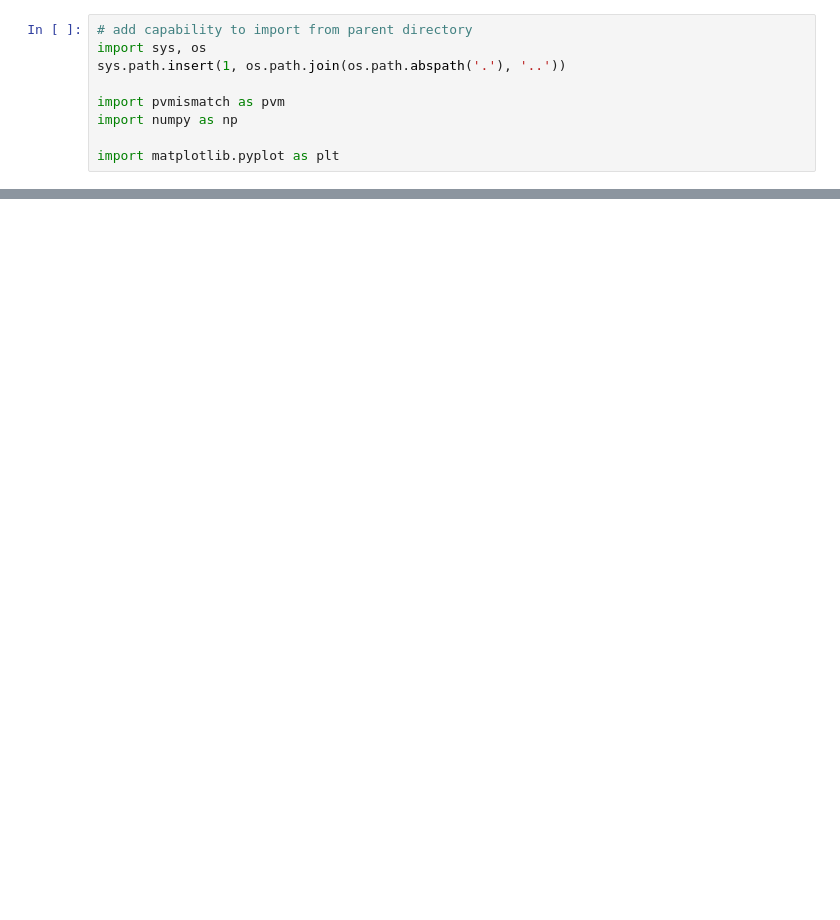
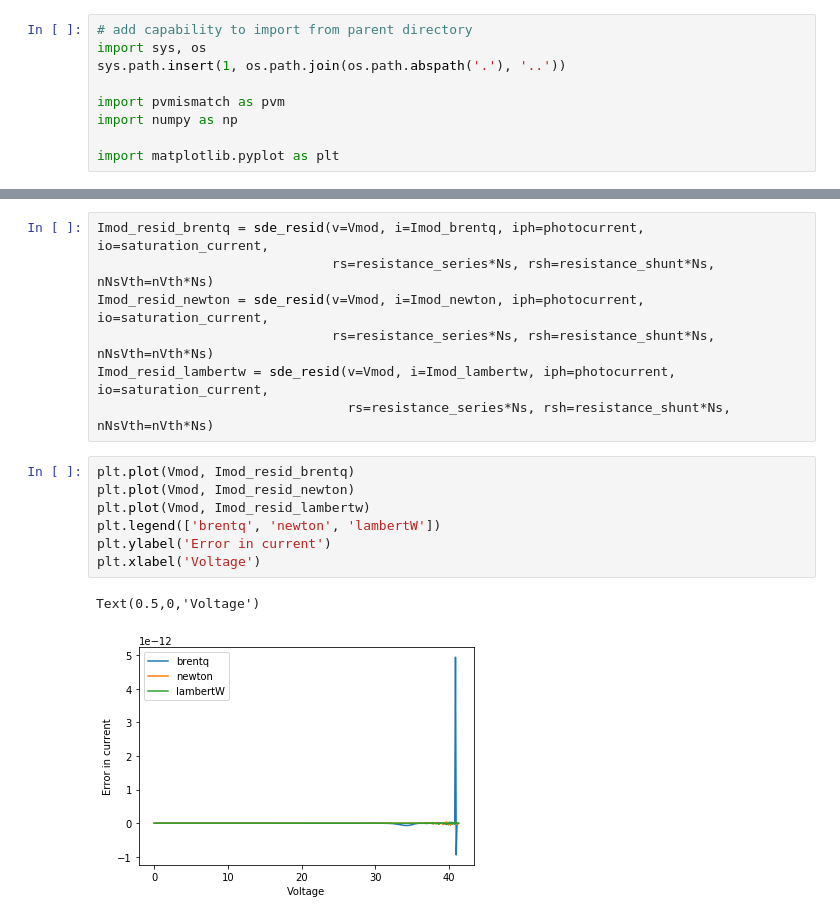
Before and after one commit to SunPower/PVMismatch, a Jupyter notebook: notebooks/basic_iv_curves.ipynb, the cells around one changed output, grey strips where cells are left out. Drawn from its saved outputs; the diff is of its cells as text; blank space fills up the shorter version.

```diff
--- a/notebooks/basic_iv_curves.ipynb
+++ b/notebooks/basic_iv_curves.ipynb
@@ -128,0 +192,17 @@ Ns = 60
+# %%
+Imod_resid_brentq = sde_resid(v=Vmod, i=Imod_brentq, iph=photocurrent, io=saturation_current,
+                              rs=resistance_series*Ns, rsh=resistance_shunt*Ns, nNsVth=nVth*Ns)
+Imod_resid_newton = sde_resid(v=Vmod, i=Imod_newton, iph=photocurrent, io=saturation_current,
+                              rs=resistance_series*Ns, rsh=resistance_shunt*Ns, nNsVth=nVth*Ns)
+Imod_resid_lambertw = sde_resid(v=Vmod, i=Imod_lambertw, iph=photocurrent, io=saturation_current,
+                                rs=resistance_series*Ns, rsh=resistance_shunt*Ns, nNsVth=nVth*Ns)
+# %%
+plt.plot(Vmod, Imod_resid_brentq)
+plt.plot(Vmod, Imod_resid_newton)
+plt.plot(Vmod, Imod_resid_lambertw)
+plt.legend(['brentq', 'newton', 'lambertW'])
+plt.ylabel('Error in current')
+plt.xlabel('Voltage')
+# %% [output]
+Text(0.5,0,'Voltage')
+[figure, added]
```
Also changed, not shown: parts of 12 cells of this notebook, 1 other file.
